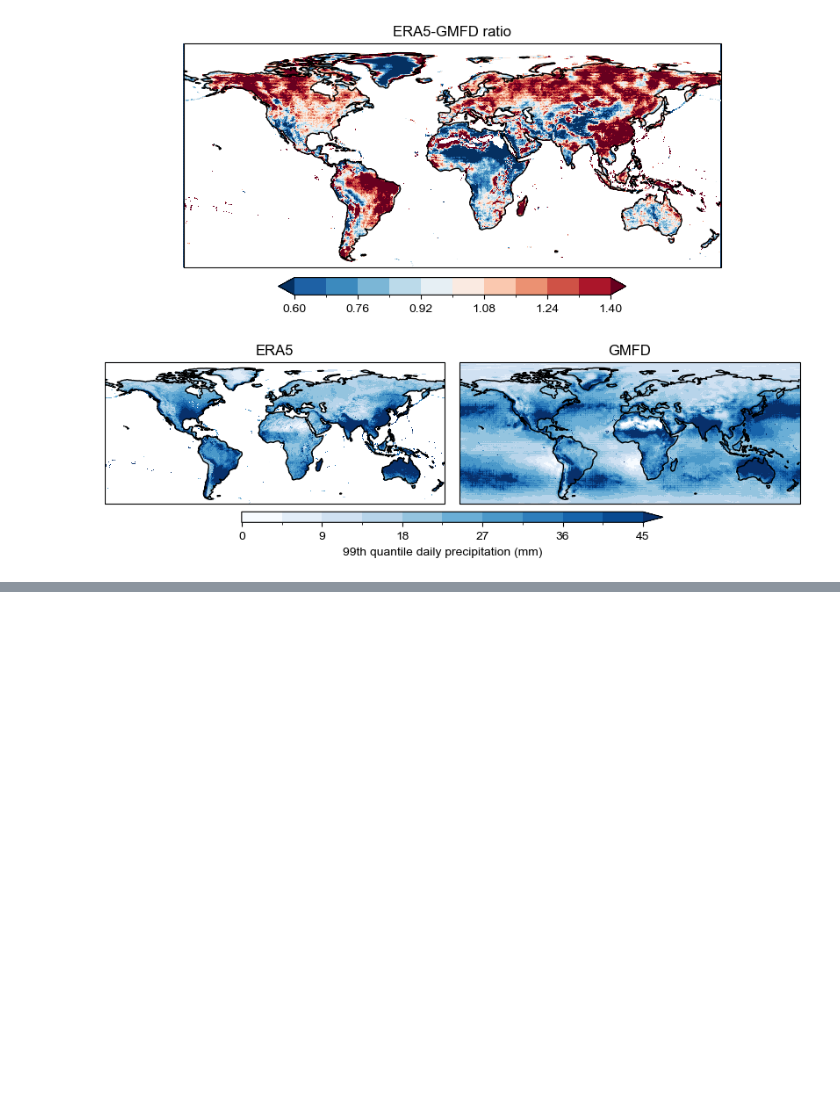
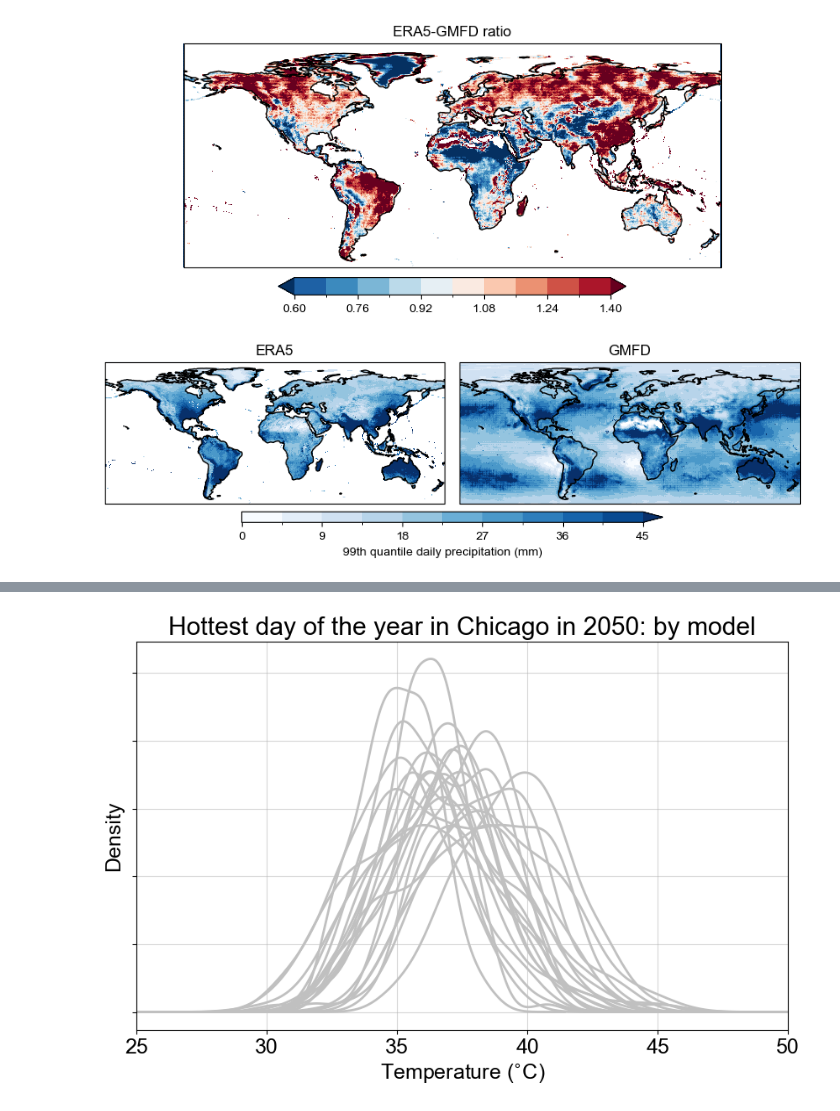
Before and after one commit to david0811/lafferty-sriver_2023_npjCliAtm, a Jupyter notebook: code/06b_supplementary_plots.ipynb, the cells around one changed output, grey strips where cells are left out. Cells and saved outputs as stored; diff of their text form; code cells hidden in the pictures; blank space fills up the shorter version.

```diff
--- a/code/06b_supplementary_plots.ipynb
+++ b/code/06b_supplementary_plots.ipynb
@@ -382,0 +387,12 @@ plt.show()
+# %%
+###################
+# Models
+###################
+from utils import nex_ssp_dict, cil_ssp_dict, isimip_ssp_dict, gardsv_ssp_dict, gardsv_var_dict, deepsdbc_dict
+
+nex_models = list(nex_ssp_dict.keys())
+cil_models = list(cil_ssp_dict.keys())
+isi_models = list(isimip_ssp_dict.keys())
+cbp_gard_models = list(gardsv_ssp_dict.keys())
+cbp_gard_precip_models = [model for model in cbp_gard_models if 'pr' in gardsv_var_dict[model]]
+cbp_deep_models = list(deepsdbc_dict.keys())
@@ -382,0 +510,17 @@ plt.show()
+# %%
+# Model plot
+models = reduce(lambda a, b: np.unique(np.append(a,b)), [nex_models, cil_models, isi_models])
+
+fig, ax = plt.subplots(figsize=(10,6))
+
+for model in models:
+    df_mid[df_mid.model == model]['tasmax'].plot.kde(ax=ax, color='silver', lw=2)
+
+ax.set_title('Hottest day of the year in Chicago in 2050: by model')
+ax.set_xlabel('Temperature ($\!^\circ\!$C)')
+ax.set_yticklabels([])
+ax.grid(alpha=0.5)
+ax.set_xlim([25,50])
+plt.savefig('../figs/supplementary/timeseries/Chicago_max_tasmax_models.png', dpi=600)
+# %% [output]
+[figure, added]
```
Also changed, not shown: parts of 10 cells of this notebook, 1 other file.
